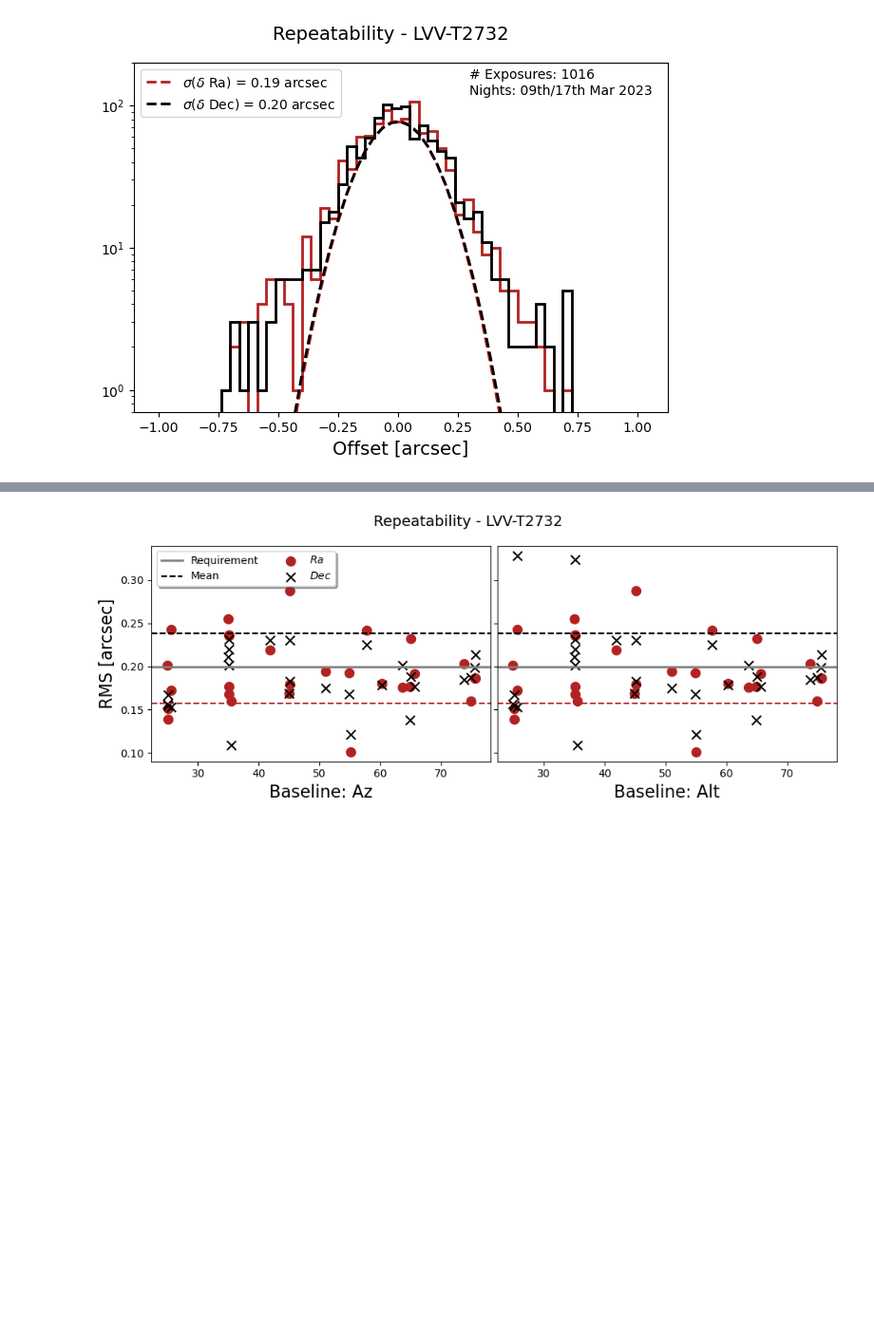
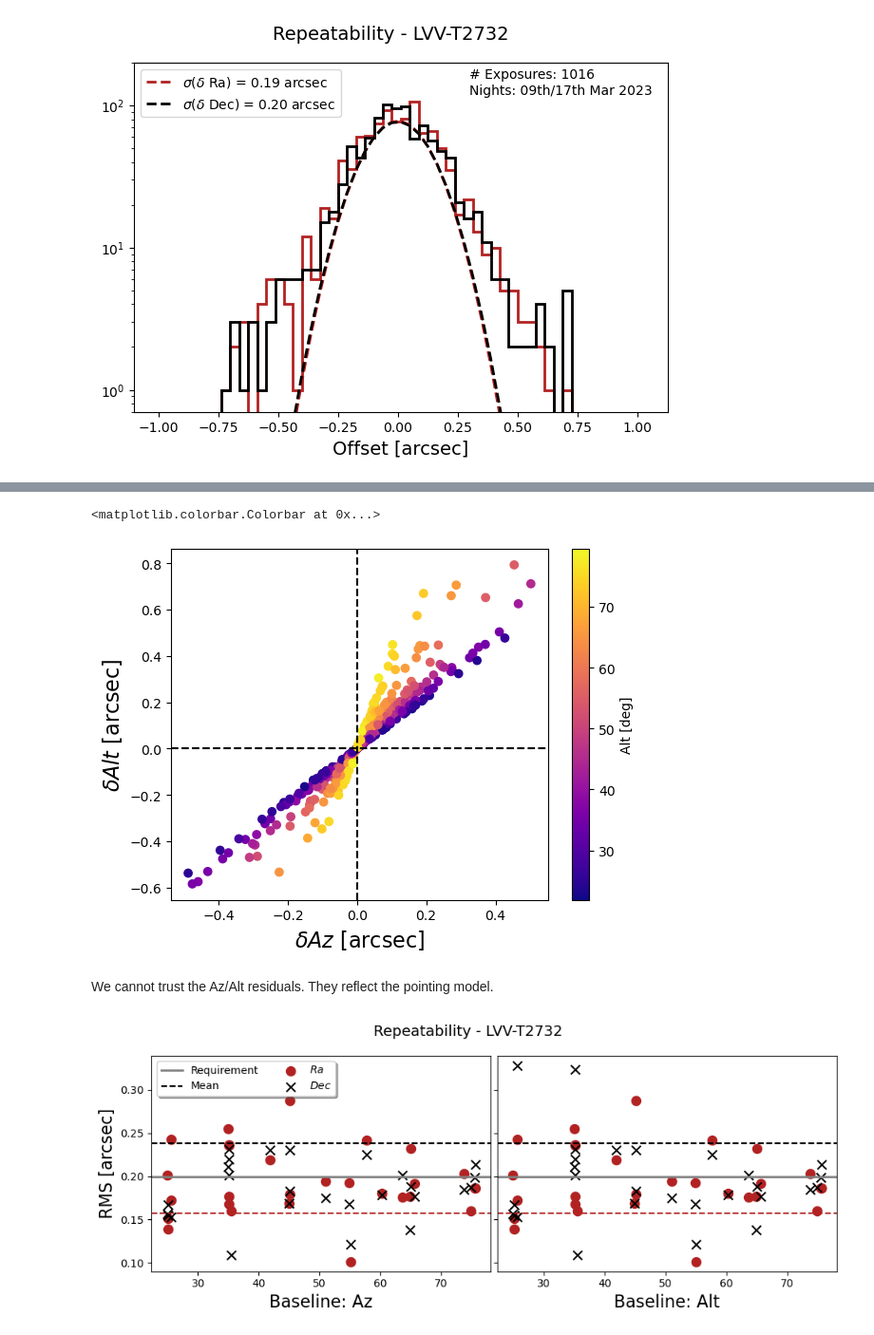
Before and after one commit to estevesjh/ComScratchStuff, a Jupyter notebook: starTracker/slewSettleTests/LVV-T2732_analysis_repeatability_report.ipynb, the cells around one changed output, grey strips where cells are left out. Shown at 95% size. Cells and saved outputs as stored; diff of their text form; code cells hidden in the pictures; blank space fills up the shorter version.

```diff
--- a/starTracker/slewSettleTests/LVV-T2732_analysis_repeatability_report.ipynb
+++ b/starTracker/slewSettleTests/LVV-T2732_analysis_repeatability_report.ipynb
@@ -150,3 +163,18 @@ plt.savefig('figures/azalt_residual_histogram.png',dpi=100)
+# %%
+ix = np.argsort(res_ra)
+plt.scatter(res_az[ix], res_alt[ix], c=base_alt[ix], cmap='plasma')
+plt.axvline(0,color='k',ls='--')
+plt.axhline(0,color='k',ls='--')
+# plt.title('Snake %i: %s'%(snake_id,today), fontsize=14)
+plt.xlabel(r'$\delta Az$ [arcsec]',fontsize=16)
+plt.ylabel(r'$\delta Alt$ [arcsec]',fontsize=16)
+plt.colorbar(label='Alt [deg]')
+# plt.savefig('figures/residual_radec_snake%i_%s.png'%(snake_id, today),dpi=100)
+# %% [output]
+<matplotlib.colorbar.Colorbar at 0x...>
+[figure, added]
+# %% [markdown]
+We cannot trust the Az/Alt residuals. They reflect the pointing model.
 # %%
 sunique, sids, counts = np.unique(snakes, return_index=True, return_counts=True)
 keys = [np.where(snakes==gi)[0] for gi in sunique]
```
Also changed, not shown: parts of 9 cells of this notebook.
